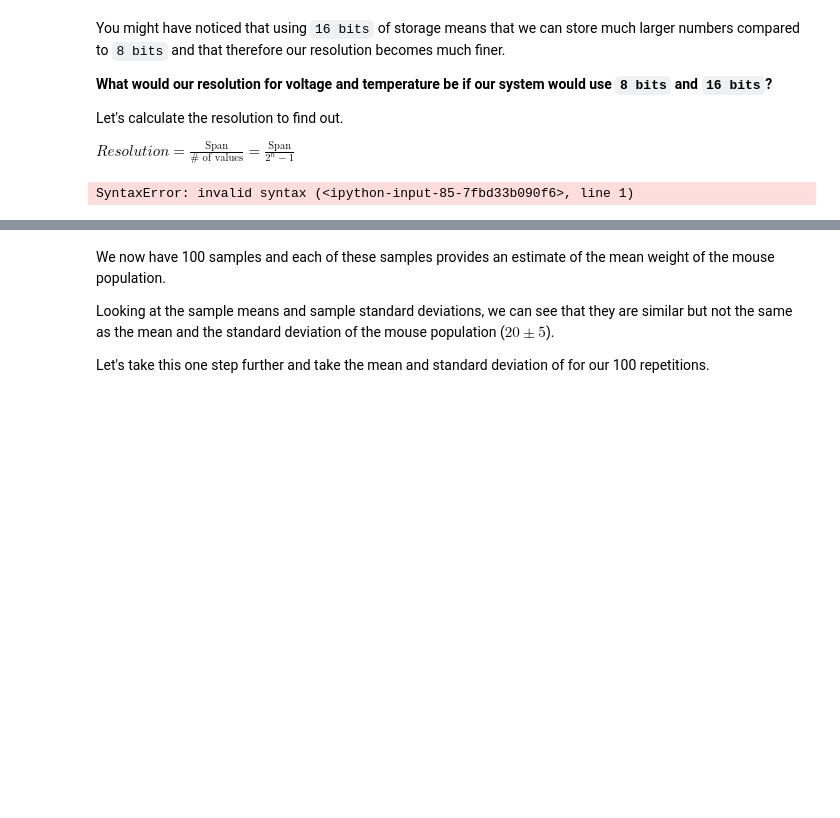
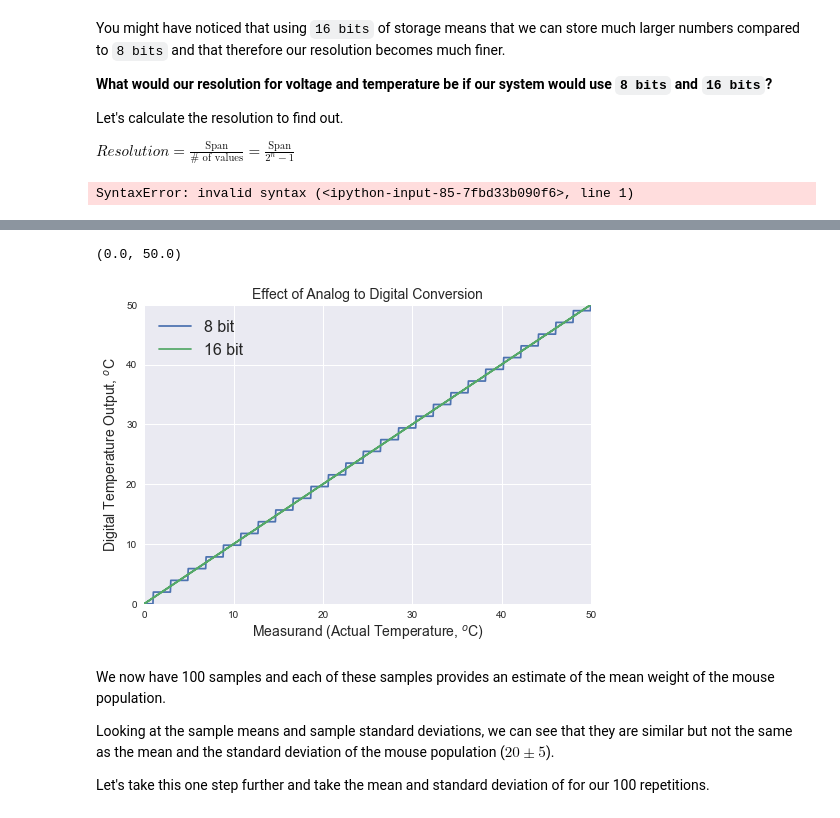
Before and after one commit to TobGerken/ISAT300, a Jupyter notebook: 6_CalibrationAndADConversion.ipynb, the cells around one changed output, grey strips where cells are left out. Cells and saved outputs as stored; diff of their text form; code cells hidden in the pictures; blank space fills up the shorter version.

```diff
--- a/6_CalibrationAndADConversion.ipynb
+++ b/6_CalibrationAndADConversion.ipynb
@@ -208,3 +186,25 @@ plt.ylim((0, 50))
+# %%
+def roundPartial (value, resolution):
+    return np.round (value / resolution) * resolution
+
+
+T = np.linspace(0,50,1000)
+
+T_8bit = roundPartial(T, T_Resolution_8bit)
+T_16bit = roundPartial(T, T_Resolution_16bit)
+
+plt.subplots()
+plt.plot(T,T_8bit)
+plt.step(T,T_16bit)
+plt.legend(['8 bit', '16 bit'],fontsize =16)
+plt.ylabel('Digital Temperature Output, $^o$C', fontsize = 14)
+plt.xlabel('Measurand (Actual Temperature, $^o$C)', fontsize = 14)
+plt.title('Effect of Analog to Digital Conversion', fontsize = 14)
+plt.xlim((0, 50))
+plt.ylim((0, 50))
+# %% [output]
+(0.0, 50.0)
+[figure, added]
 # %% [markdown]
 We now have 100 samples and each of these samples provides an estimate of the mean weight of the mouse population.
 
```
Also changed, not shown: parts of 5 cells of this notebook.
